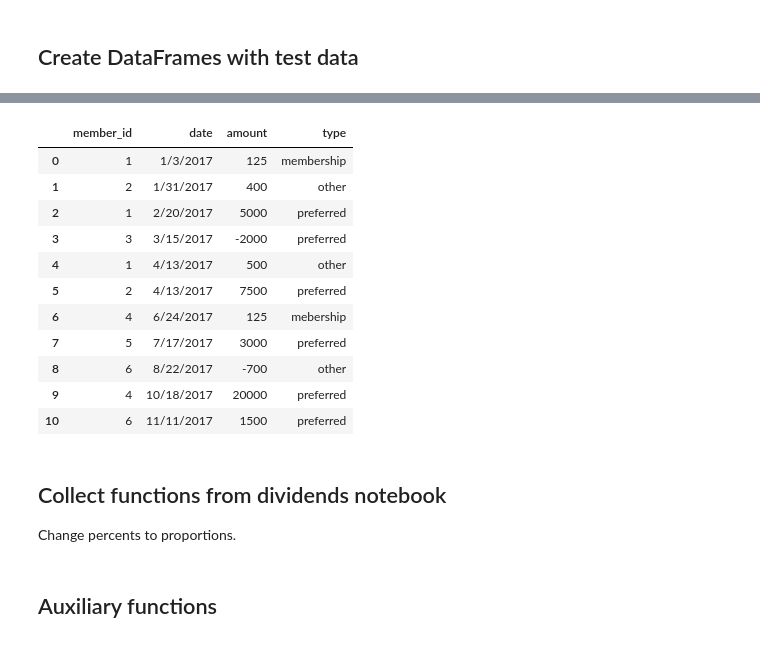
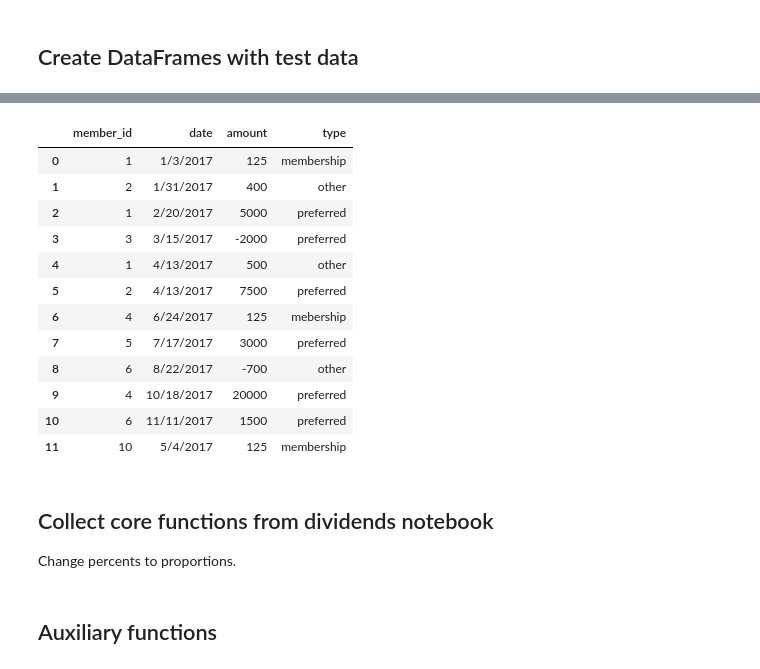
Before and after one commit to NathanielBlairStahn/sscofi, a Jupyter notebook: sscofi_allocations.ipynb, the cells around one changed output, grey strips where cells are left out. Drawn from its saved outputs; the diff is of its cells as text; code cells hidden in the pictures.

```diff
--- a/sscofi_allocations.ipynb
+++ b/sscofi_allocations.ipynb
@@ -35,33 +38,35 @@ prev_equity_df
 # %%
 contributions_df = pd.DataFrame([
     [1, "1/3/2017", 125, 'membership'],
     [2, "1/31/2017", 400, 'other'],
     [1, "2/20/2017", 5000, 'preferred'],
     [3, "3/15/2017", -2000, 'preferred'],
     [1, "4/13/2017", 500, 'other'],
     [2, "4/13/2017", 7500, 'preferred'],
     [4, "6/24/2017", 125, 'mebership'],
     [5, "7/17/2017", 3000, "preferred"],
     [6, "8/22/2017", -700, 'other'],
     [4, "10/18/2017", 20000, 'preferred'],
-    [6, "11/11/2017", 1500, 'preferred']
+    [6, "11/11/2017", 1500, 'preferred'],
+    [10, "5/4/2017", 125, 'membership']
 ], columns = ['member_id','date','amount','type'])
 contributions_df
 # %% [output]
 |  | member_id | date | amount | type |
 | 0 | 1 | 1/3/2017 | 125 | membership |
 | 1 | 2 | 1/31/2017 | 400 | other |
 | 2 | 1 | 2/20/2017 | 5000 | preferred |
 | 3 | 3 | 3/15/2017 | -2000 | preferred |
 | 4 | 1 | 4/13/2017 | 500 | other |
 | 5 | 2 | 4/13/2017 | 7500 | preferred |
 | 6 | 4 | 6/24/2017 | 125 | mebership |
 | 7 | 5 | 7/17/2017 | 3000 | preferred |
 | 8 | 6 | 8/22/2017 | -700 | other |
 | 9 | 4 | 10/18/2017 | 20000 | preferred |
 | 10 | 6 | 11/11/2017 | 1500 | preferred |
+| 11 | 10 | 5/4/2017 | 125 | membership |
 # %% [markdown]
-## Collect functions from dividends notebook
+## Collect core functions from dividends notebook
 
 Change percents to proportions.
 # %%
```
Also changed, not shown: parts of 34 cells of this notebook.
